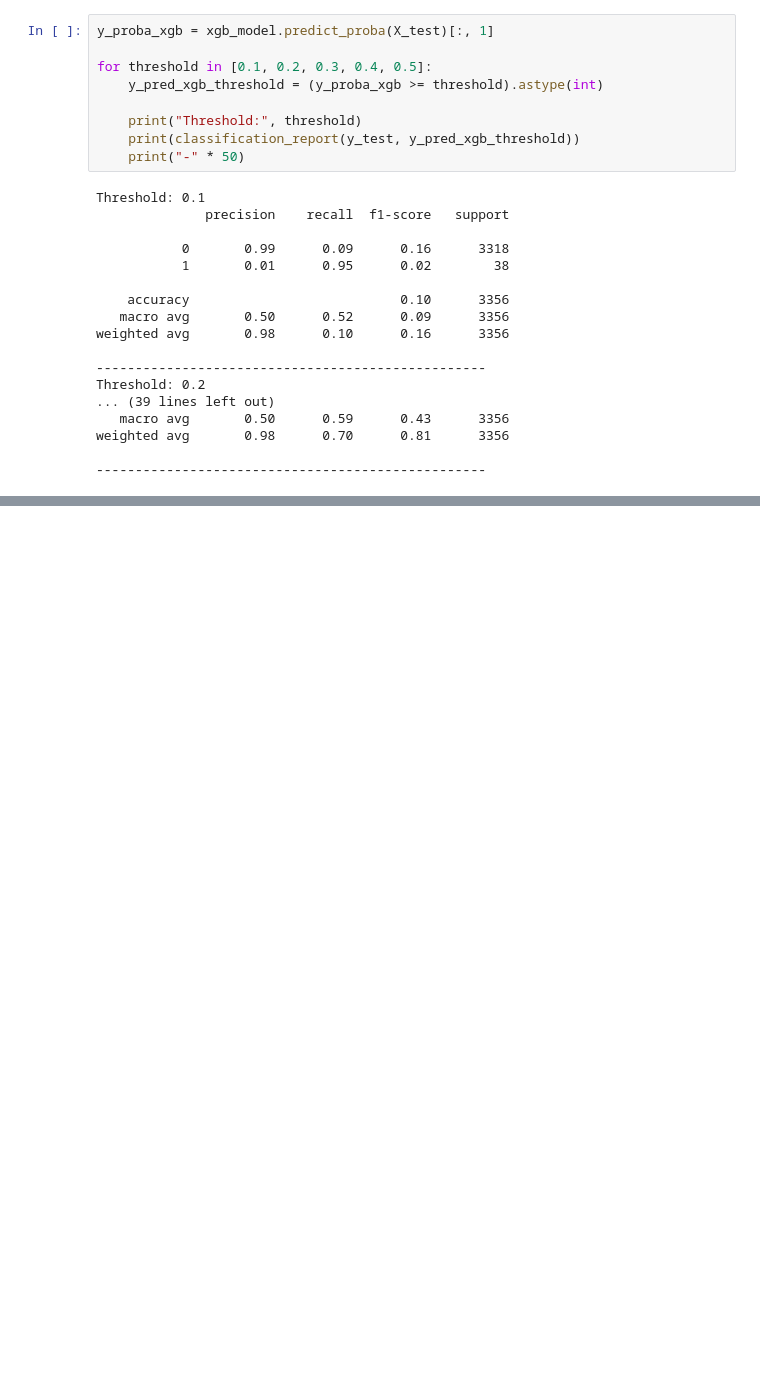
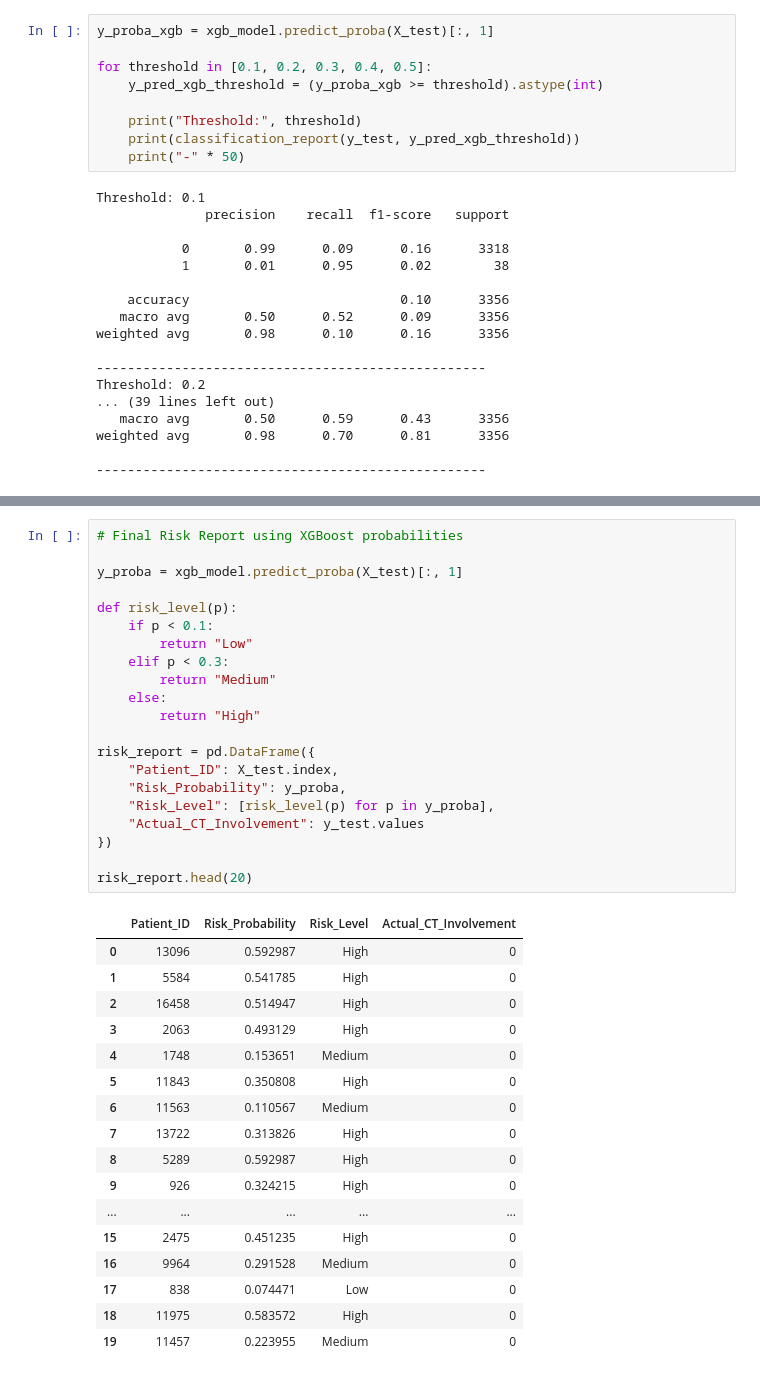
Before and after one commit to Atefeh-Amjadian/covid-risk-prediction, a Jupyter notebook: notebooks/01_feature_pipeline_validation.ipynb, the cells around one changed output, grey strips where cells are left out. Cells and saved outputs as stored; diff of their text form; blank space fills up the shorter version.

```diff
--- a/notebooks/01_feature_pipeline_validation.ipynb
+++ b/notebooks/01_feature_pipeline_validation.ipynb
@@ -332,0 +390,39 @@ weighted avg       0.98      0.70      0.81      3356
+# %%
+# Final Risk Report using XGBoost probabilities
+
+y_proba = xgb_model.predict_proba(X_test)[:, 1]
+
+def risk_level(p):
+    if p < 0.1:
+        return "Low"
+    elif p < 0.3:
+        return "Medium"
+    else:
+        return "High"
+
+risk_report = pd.DataFrame({
+    "Patient_ID": X_test.index,
+    "Risk_Probability": y_proba,
+    "Risk_Level": [risk_level(p) for p in y_proba],
+    "Actual_CT_Involvement": y_test.values
+})
+
+risk_report.head(20)
+# %% [output]
+|  | Patient_ID | Risk_Probability | Risk_Level | Actual_CT_Involvement |
+| 0 | 13096 | 0.592987 | High | 0 |
+| 1 | 5584 | 0.541785 | High | 0 |
+| 2 | 16458 | 0.514947 | High | 0 |
+| 3 | 2063 | 0.493129 | High | 0 |
+| 4 | 1748 | 0.153651 | Medium | 0 |
+| 5 | 11843 | 0.350808 | High | 0 |
+| 6 | 11563 | 0.110567 | Medium | 0 |
+| 7 | 13722 | 0.313826 | High | 0 |
+| 8 | 5289 | 0.592987 | High | 0 |
+| 9 | 926 | 0.324215 | High | 0 |
+| ... | ... | ... | ... | ... |
+| 15 | 2475 | 0.451235 | High | 0 |
+| 16 | 9964 | 0.291528 | Medium | 0 |
+| 17 | 838 | 0.074471 | Low | 0 |
+| 18 | 11975 | 0.583572 | High | 0 |
+| 19 | 11457 | 0.223955 | Medium | 0 |
```
Also changed, not shown: parts of 6 cells of this notebook, 2 other files.
